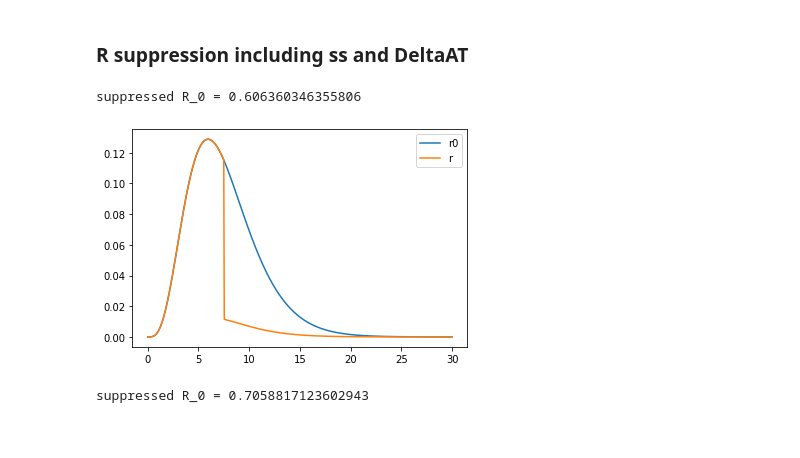
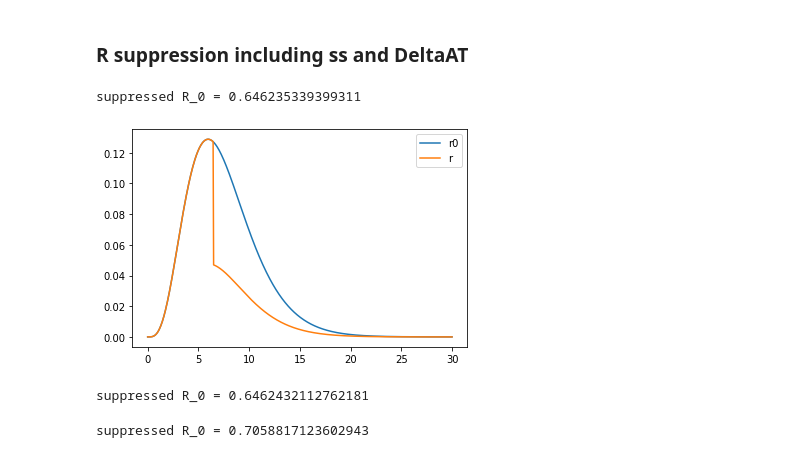
Before and after one commit to MarcoMene/epidemics-suppression, a Jupyter notebook: bsp_epidemic_suppression_model/notebooks/R_suppression_from_testing_time.ipynb, the cells around one changed output. Drawn from its saved outputs; the diff is of its cells as text; code cells hidden in the pictures.

```diff
--- a/bsp_epidemic_suppression_model/notebooks/R_suppression_from_testing_time.ipynb
+++ b/bsp_epidemic_suppression_model/notebooks/R_suppression_from_testing_time.ipynb
@@ -57,20 +57,39 @@ suppressed R_0 = 0.5217335716523748
 ### R suppression including ss and DeltaAT
 # %%
 # Approximating FS as heaviside
-tau_s = 5.52
-Deltat_testapp=2
+tau_s = 4.5 # 5.53
+Deltat_test=2
 ss = 0.7
 
 xi = 0.9  # Probability of (immediate) isolation given positive test
 
-FT = lambda tau: heaviside(tau - tau_s - Deltat_testapp, 1)
+FT = lambda tau: ss * heaviside(tau - tau_s - Deltat_test, 1)
 suppressed_r_0 = suppressed_r_from_test_cdf(r0, FT, xi)
 suppressed_R_0 = integrate.quad(lambda tau: suppressed_r_0(tau), 0, tau_max)[0]
 print("suppressed R_0 =", suppressed_R_0)
 
 plot_functions([r0, suppressed_r_0], RealRange(x_min=0, x_max=tau_max, step=step), labels=['r0', 'r'])
 # %% [output]
-suppressed R_0 = 0.606360346355806
+suppressed R_0 = 0.646235339399311
-[figure, old version]
+[figure, new version]
+# %%
+# Direct computation
+from bsp_epidemic_suppression_model.utilities.distributions import gamma_cdf
+r0_alpha = 4.865916955
+r0_beta = 0.6487889273
+
+tau_s = 4.5 # 5.53
+Deltat_test=2
+
+ss = 0.7
+
+xi = 0.9  # Probability of (immediate) isolation given positive test
+
+ts = tau_s + Deltat_test
+r_frac_within_ts = gamma_cdf(ts, alpha=r0_alpha, beta=r0_beta)
+suppressed_R_0 = R0 * (r_frac_within_ts + (1 - xi * ss) * (1- r_frac_within_ts))
+print("suppressed R_0 =", suppressed_R_0)
+# %% [output]
+suppressed R_0 = 0.6462432112762181
 # %%
 # Using true FS
```
Also changed, not shown: parts of 3 cells of this notebook, 1 other file.
